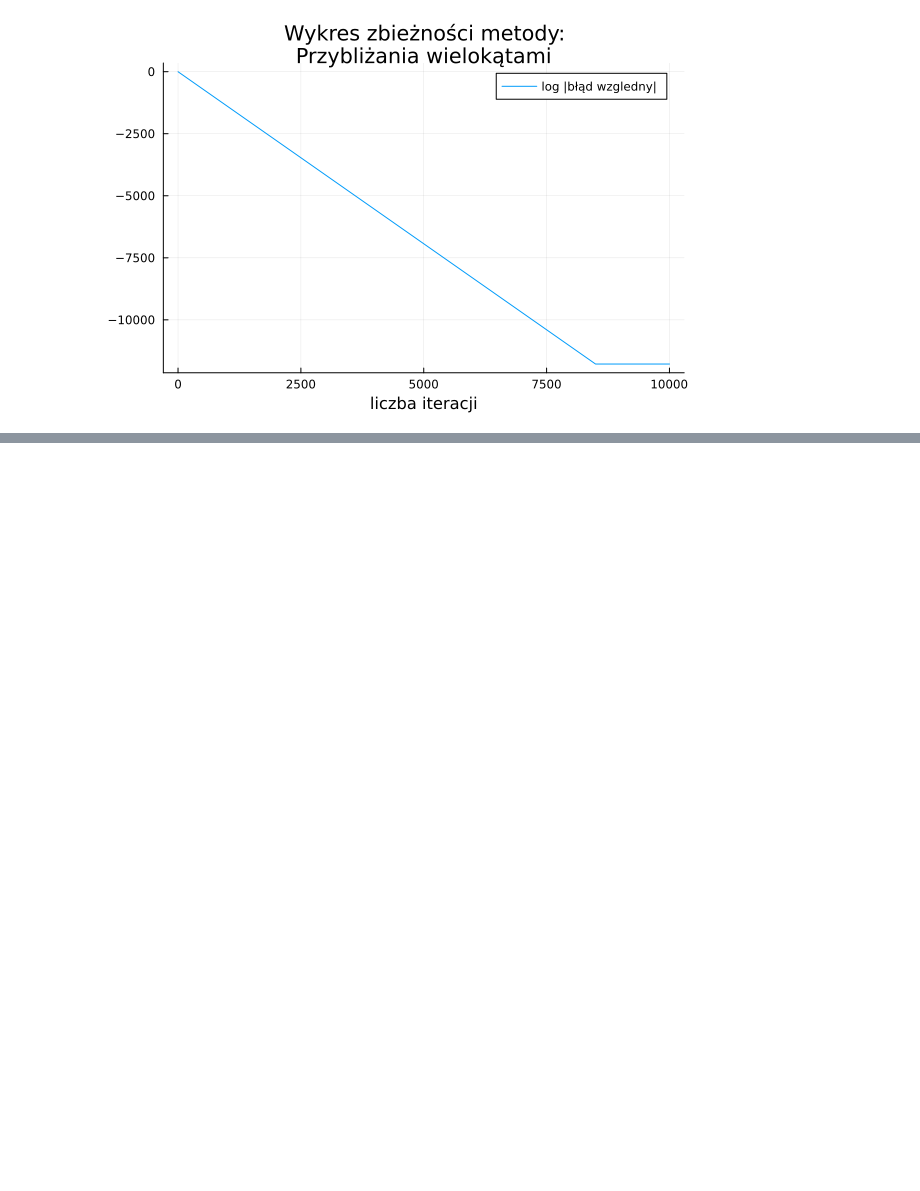
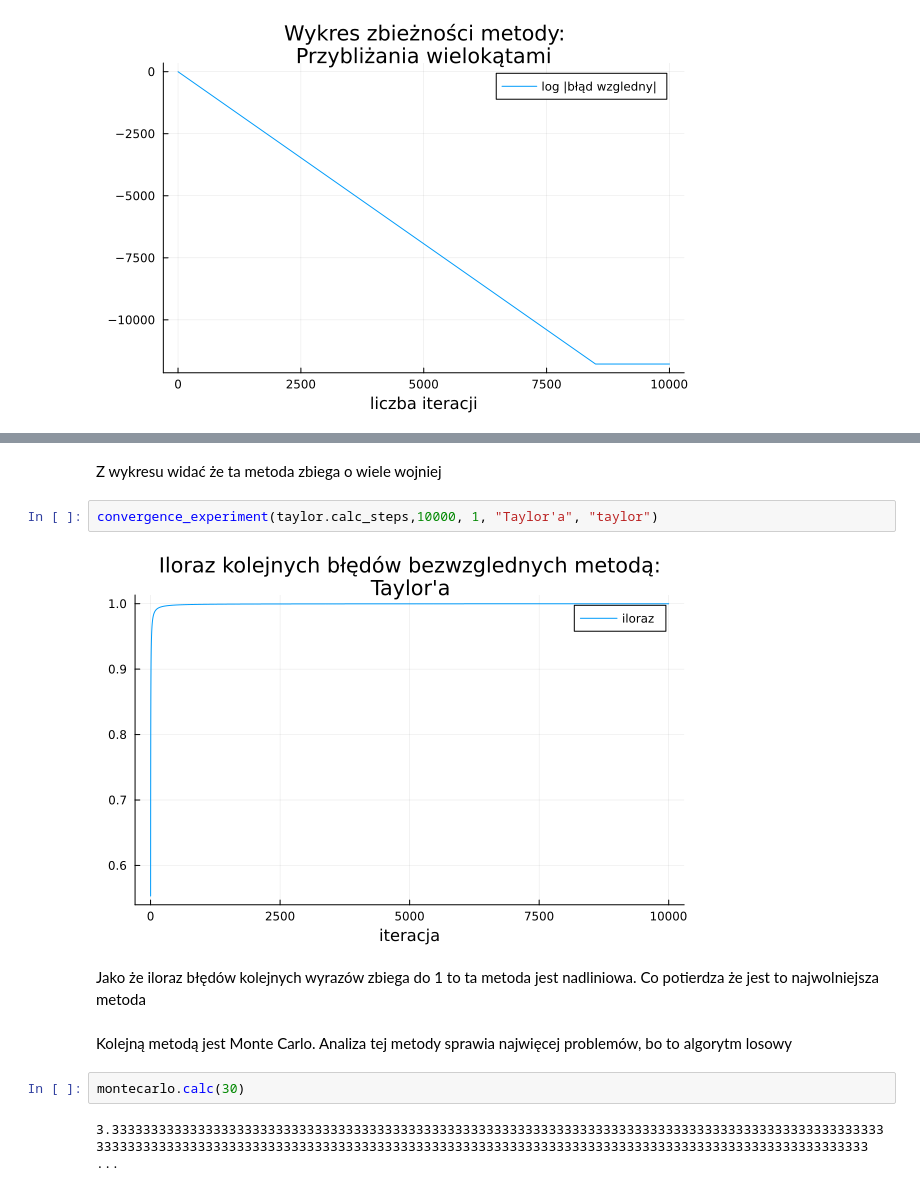
Before and after one commit to ronia-jakim/analiza_numeryczna_M, a Jupyter notebook: prac_1/prog/program.ipynb, the cells around one changed output, grey strips where cells are left out. Drawn from its saved outputs; the diff is of its cells as text; blank space fills up the shorter version.

```diff
--- a/prac_1/prog/program.ipynb
+++ b/prac_1/prog/program.ipynb
@@ -50,0 +69,14 @@ log_error_graph_gen(10000, geometry3.calc_steps, "Przybliżania wielokątami", "
+# %% [markdown]
+Z wykresu widać że ta metoda zbiega o wiele wojniej
+# %%
+convergence_experiment(taylor.calc_steps,10000, 1, "Taylor'a", "taylor")
+# %% [output]
+[figure, added]
+# %% [markdown]
+Jako że iloraz błędów kolejnych wyrazów zbiega do 1 to ta metoda jest nadliniowa. Co potierdza że jest to najwolniejsza metoda
+# %% [markdown]
+Kolejną metodą jest Monte Carlo. Analiza tej metody sprawia najwięcej problemów, bo to algorytm losowy
+# %%
+montecarlo.calc(30)
+# %% [output]
+3.333333333333333333333333333333333333333333333333333333333333333333333333333333333333333333333333333333333333333333333333333333333333333333333333333333333333333333333333333333333333333333333333333333 ...
```
Also changed, not shown: parts of 25 cells of this notebook, 8 other files.
